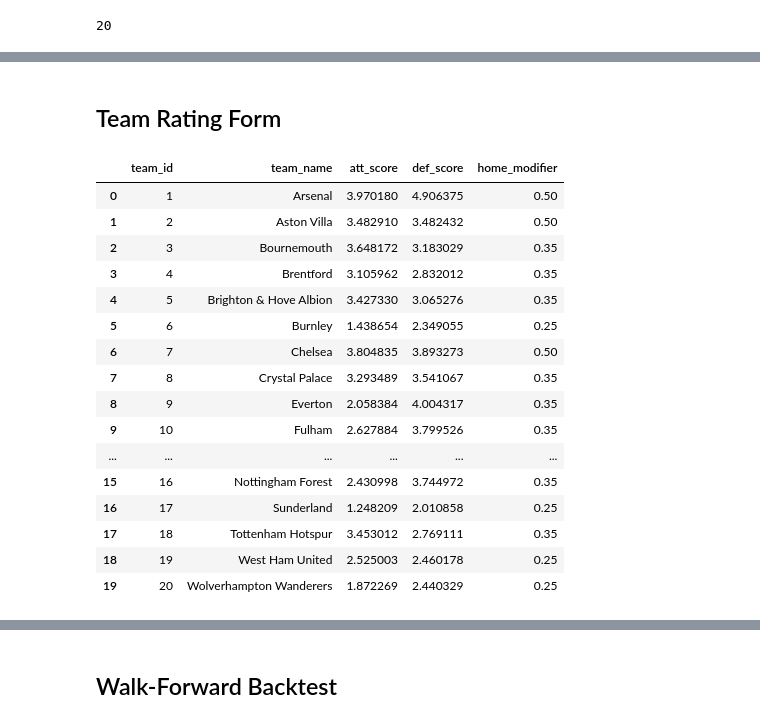
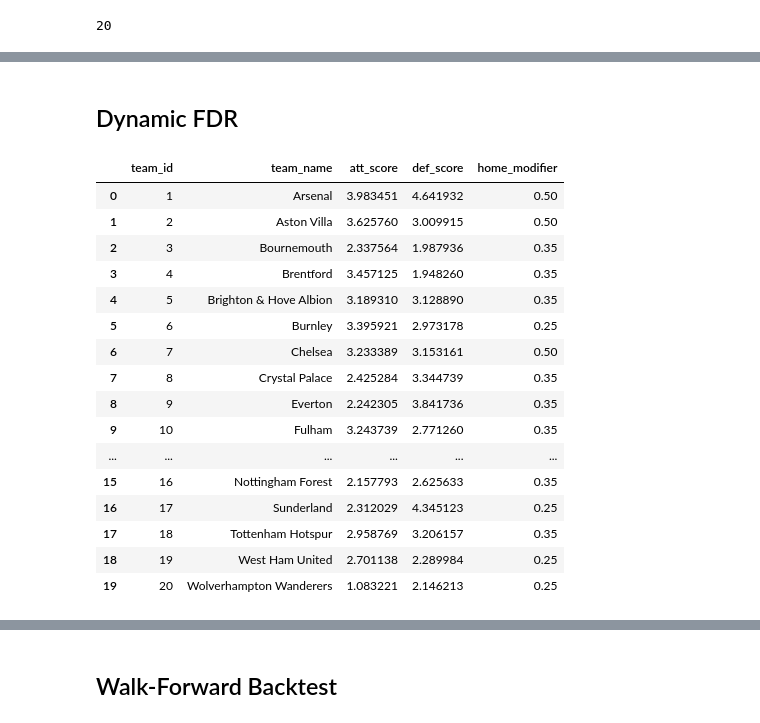
Before and after one commit to Adham-Elzawawi/Fantasy-Premier-League, a Jupyter notebook: FPL.ipynb, the cells around one changed output, grey strips where cells are left out. Drawn from its saved outputs; the diff is of its cells as text; code cells hidden in the pictures.

Commit message:
dynamic fdr done

```diff
--- a/FPL.ipynb
+++ b/FPL.ipynb
@@ -721,6 +721,6 @@ role      player pos team team     opp  cost  pred_gw_pts  gw_score
 'Pedro Porro'
 # %% [markdown]
-## Team Rating Form
+## Dynamic FDR
 # %%
 def get_bootstrap():
     return requests.get("https://fantasy.premierleague.com/api/bootstrap-static/").json()
@@ -851,26 +909,26 @@ def update_team_strengths(fixtures_df, ratings_df, upto_gw, k=0.08, b=0.35, home
 # %%
 fixtures_df = fetch_fixtures_df()
 base_ratings = pd.read_csv("team_strengths.csv")
-ratings_gw = update_team_strengths(fixtures_df, base_ratings, upto_gw=19)
+ratings_gw = update_team_strengths_mle(fixtures_df, base_ratings, upto_gw=19)
 ratings_gw
 # %% [output]
 |  | team_id | team_name | att_score | def_score | home_modifier |
-| 0 | 1 | Arsenal | 3.970180 | 4.906375 | 0.50 |
-| 1 | 2 | Aston Villa | 3.482910 | 3.482432 | 0.50 |
-| 2 | 3 | Bournemouth | 3.648172 | 3.183029 | 0.35 |
-| 3 | 4 | Brentford | 3.105962 | 2.832012 | 0.35 |
-| 4 | 5 | Brighton & Hove Albion | 3.427330 | 3.065276 | 0.35 |
-| 5 | 6 | Burnley | 1.438654 | 2.349055 | 0.25 |
-| 6 | 7 | Chelsea | 3.804835 | 3.893273 | 0.50 |
-| 7 | 8 | Crystal Palace | 3.293489 | 3.541067 | 0.35 |
-| 8 | 9 | Everton | 2.058384 | 4.004317 | 0.35 |
-| 9 | 10 | Fulham | 2.627884 | 3.799526 | 0.35 |
+| 0 | 1 | Arsenal | 3.983451 | 4.641932 | 0.50 |
+| 1 | 2 | Aston Villa | 3.625760 | 3.009915 | 0.50 |
+| 2 | 3 | Bournemouth | 2.337564 | 1.987936 | 0.35 |
+| 3 | 4 | Brentford | 3.457125 | 1.948260 | 0.35 |
+| 4 | 5 | Brighton & Hove Albion | 3.189310 | 3.128890 | 0.35 |
+| 5 | 6 | Burnley | 3.395921 | 2.973178 | 0.25 |
+| 6 | 7 | Chelsea | 3.233389 | 3.153161 | 0.50 |
+| 7 | 8 | Crystal Palace | 2.425284 | 3.344739 | 0.35 |
+| 8 | 9 | Everton | 2.242305 | 3.841736 | 0.35 |
+| 9 | 10 | Fulham | 3.243739 | 2.771260 | 0.35 |
 | ... | ... | ... | ... | ... | ... |
-| 15 | 16 | Nottingham Forest | 2.430998 | 3.744972 | 0.35 |
-| 16 | 17 | Sunderland | 1.248209 | 2.010858 | 0.25 |
-| 17 | 18 | Tottenham Hotspur | 3.453012 | 2.769111 | 0.35 |
-| 18 | 19 | West Ham United | 2.525003 | 2.460178 | 0.25 |
-| 19 | 20 | Wolverhampton Wanderers | 1.872269 | 2.440329 | 0.25 |
+| 15 | 16 | Nottingham Forest | 2.157793 | 2.625633 | 0.35 |
+| 16 | 17 | Sunderland | 2.312029 | 4.345123 | 0.25 |
+| 17 | 18 | Tottenham Hotspur | 2.958769 | 3.206157 | 0.35 |
+| 18 | 19 | West Ham United | 2.701138 | 2.289984 | 0.25 |
+| 19 | 20 | Wolverhampton Wanderers | 1.083221 | 2.146213 | 0.25 |
 # %%
 def dynamic_fdr_long(fixtures_df, ratings_df):
     att = dict(zip(ratings_df["team_id"], ratings_df["att_score"]))
```
Also changed, not shown: parts of 11 cells of this notebook.
